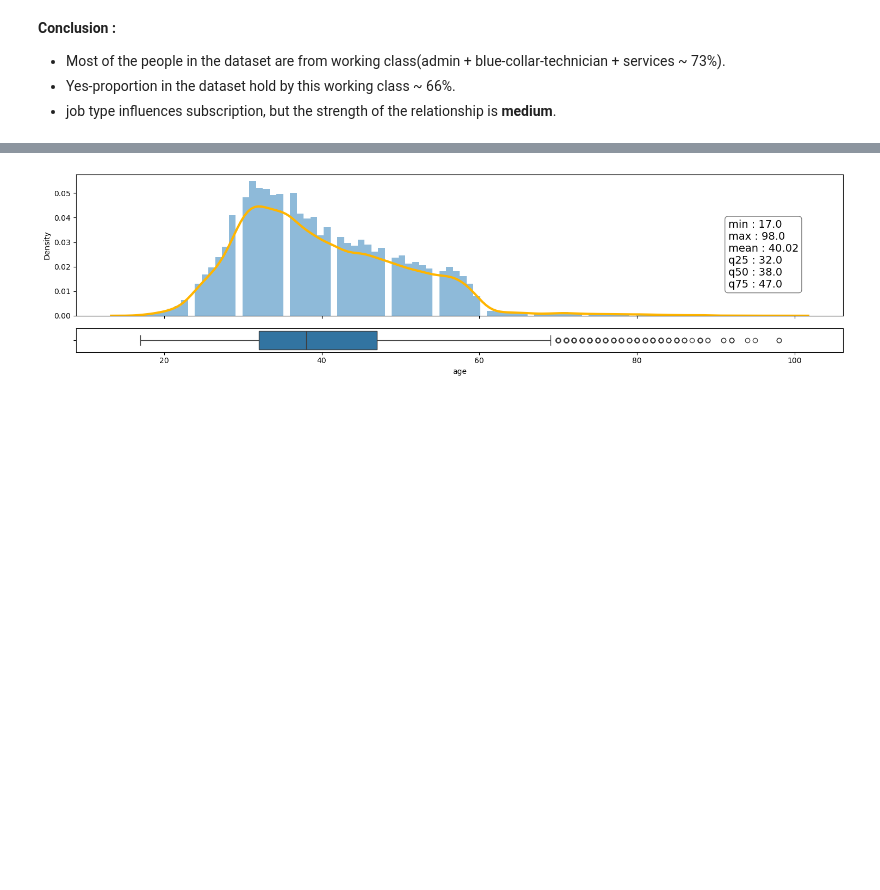
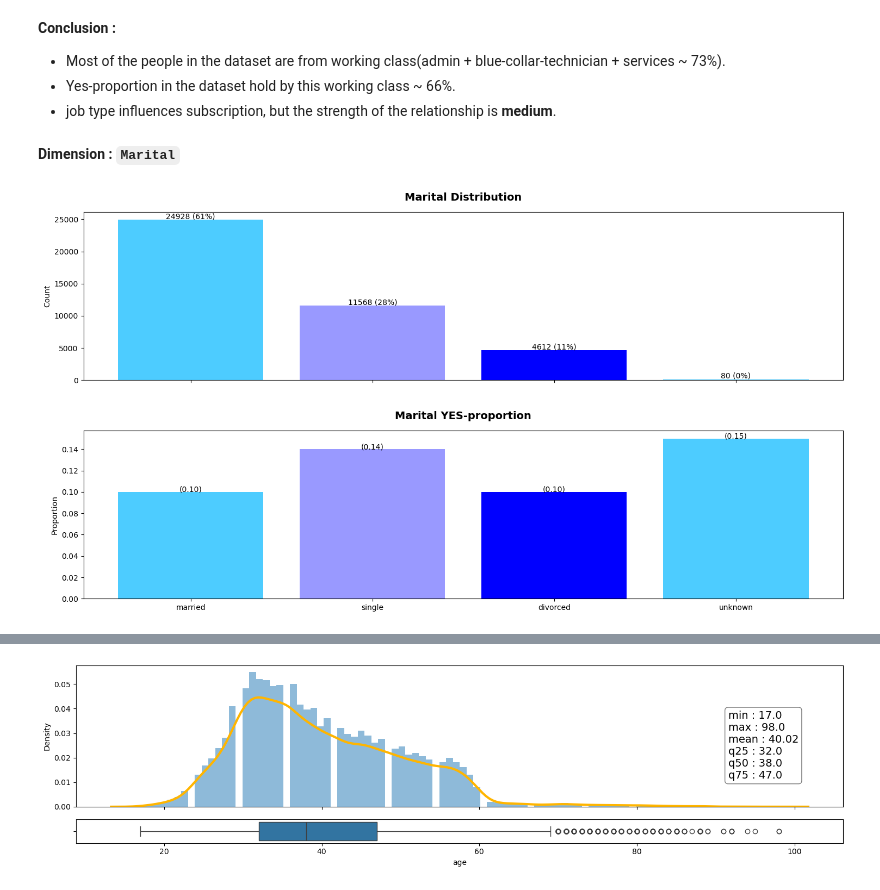
Before and after one commit to annugit1655/Bank-TeleMarketing, a Jupyter notebook: notebooks/bank-client-eda-term-deposit.ipynb, the cells around one changed output, grey strips where cells are left out. Saved outputs shown, nothing was run; the diff lists cells and outputs as text; code cells hidden in the pictures; blank space fills up the shorter version.

Commit message:
'eda_marital'

```diff
--- a/notebooks/bank-client-eda-term-deposit.ipynb
+++ b/notebooks/bank-client-eda-term-deposit.ipynb
@@ -218,7 +218,7 @@ tele_df['year'] = np.hstack((np.array([2008] * (27690 - 0)),
            np.array([2010] * (41188 - 39130))))
 # %%
 # Univariate analysis function for categorical variables with bar plots
-def univariate_analysis_categorical_var(df, categorical_var, display_name):
+def plot_univariate_analysis_categorical_var(df, categorical_var, display_name):
     """Compute total count of customers contacted and percentage of customers who subscribed to a term deposit."""
     # Count of campaign for each category
     total_counts = df.groupby([categorical_var])['y'].value_counts().unstack().fillna(0)
@@ -426,3 +430,9 @@ plot_odd_ratio_table(tele_df, 'job', 'y', 'admin.')
 - Most of the people in the dataset are from working class(admin + blue-collar-technician + services ~ 73%).
 - Yes-proportion in the dataset hold by this working class ~ 66%.
 - job type influences subscription, but the strength of the relationship is **medium**.
+# %% [markdown]
+**Dimension : `Marital`**
+# %%
+total_counts, fig = plot_univariate_analysis_categorical_var(tele_df, 'marital', 'Marital')
+# %% [output]
+[figure, added]
```
Also changed, not shown: parts of 4 cells of this notebook.
